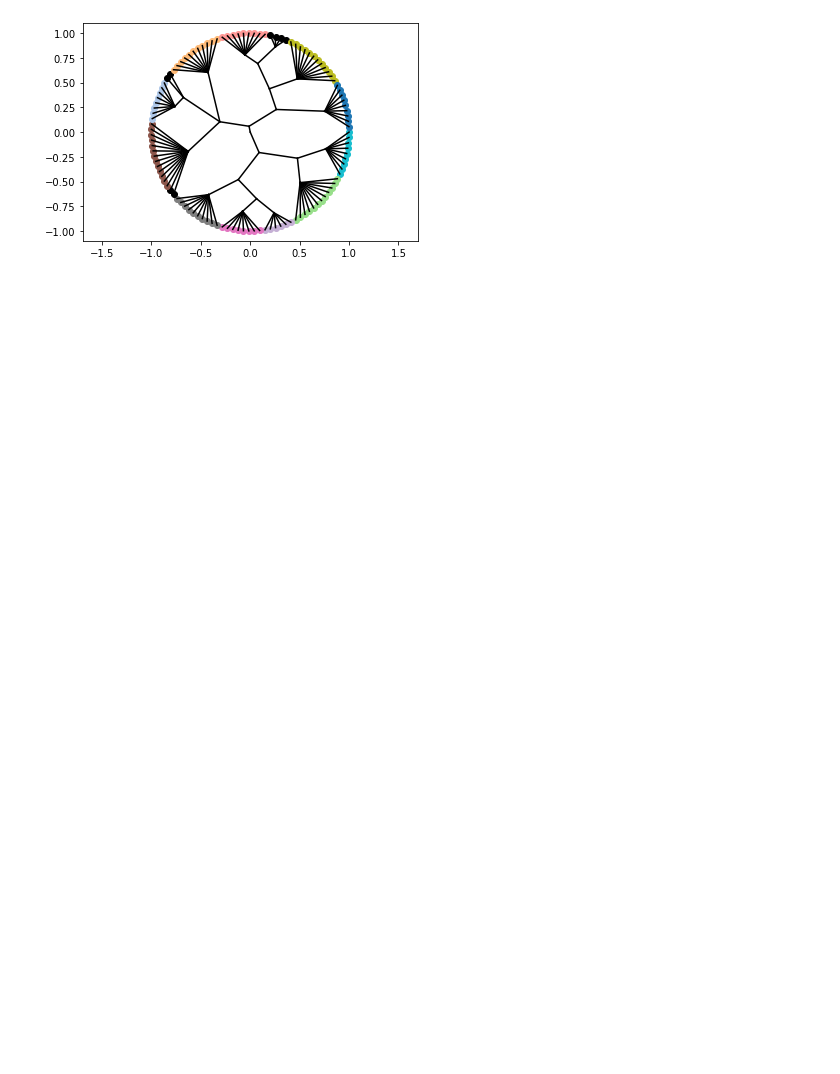
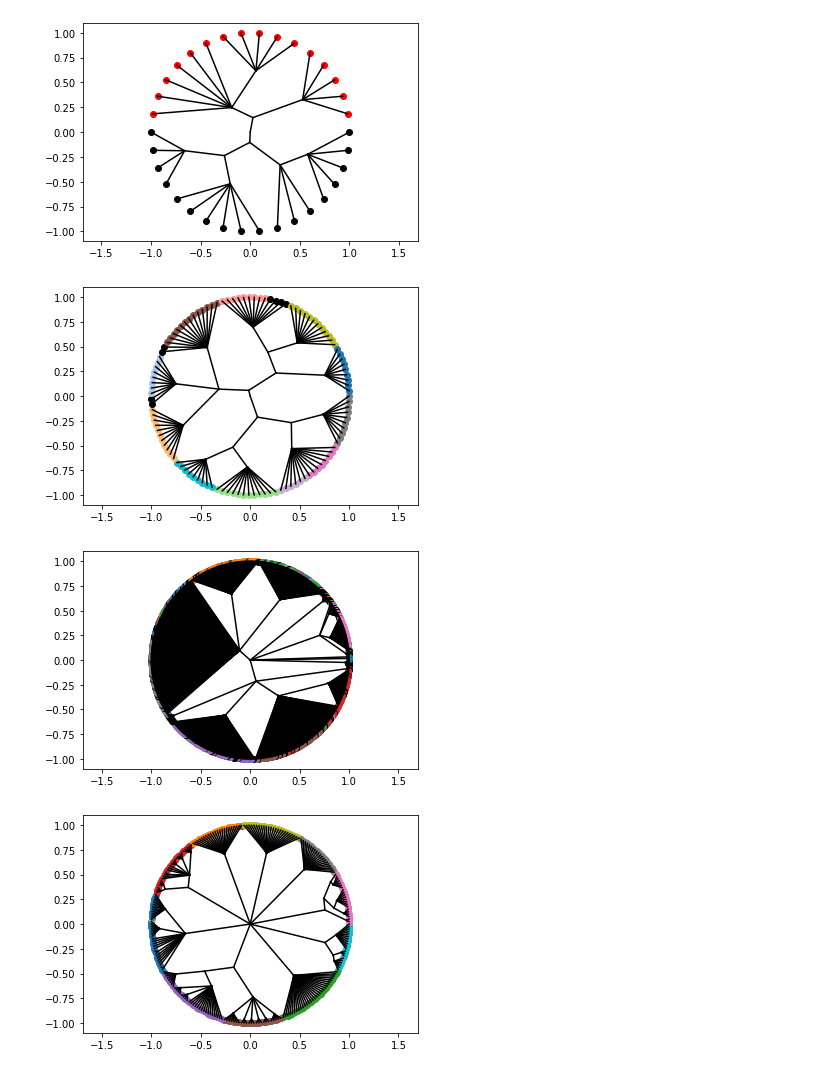
Before and after one commit to jxz12/MyFirstThesis, a Jupyter notebook: code/prune.ipynb, the cells around one changed output. Drawn from its saved outputs; the diff is of its cells as text; code cells hidden in the pictures; blank space fills up the shorter version.

```diff
--- a/code/prune.ipynb
+++ b/code/prune.ipynb
@@ -176,21 +176,22 @@ def route(root: TreeNode, G: nx.Graph, removeLCA=True, remove_intra=False, plot_
     nx.set_node_attributes(G, idx2pos, 'pos')
 
     colors = nx.get_node_attributes(G, 'color')
+    fig, ax = plt.subplots()
     def drawtree(node):
         if node is None:
             return
         x0,y0 = node2pos[node]
         if node.parent is not None:
             x1,y1 = node2pos[node.parent]
-            plt.plot([x0,x1],[-y0,-y1], color='k')
+            ax.plot([x0,x1],[-y0,-y1], color='k')
         if node.idx in colors.keys():
-            plt.scatter([x0],[-y0], color=colors[node.idx])
+            ax.scatter([x0],[-y0], color=colors[node.idx])
         for child in node.children:
             drawtree(child)
 
     if plot_tree:
         drawtree(root)
-        plt.axis('equal')
+        ax.axis('equal')
 
     def LCA(src1, src2):
         curr1 = src1
@@ -299,9 +300,12 @@ def bundle(name, merge_dist=.1, tutte_expo=3, skip_lca=True, skip_intra=False, b
         print(svg, file=f)
     svg2png(bytestring=svg, write_to=f'bundled_{name}.png')
 # %%
-# bundle('karate', .1, 3, True, False, .9, .005, .2, .012)
+bundle('karate', .1, 3, True, False, .9, .005, .2, .012)
 bundle('football', .1, 3, True, False, .95, .002, .08, .01)
-# bundle('caltech', .1, 3, True, False, .9, .002, .005, .002)
-# bundle('lfr', .1, 3, True, False, .9, .003, .1, .005)
+bundle('caltech', .1, 3, True, False, .9, .002, .005, .002)
+bundle('lfr', .1, 3, True, False, .9, .003, .1, .005)
 # %% [output]
-[figure, old version]
+[figure, new version]
+[figure, added]
+[figure, added]
+[figure, added]
```
Also changed, not shown: 2 other files.
